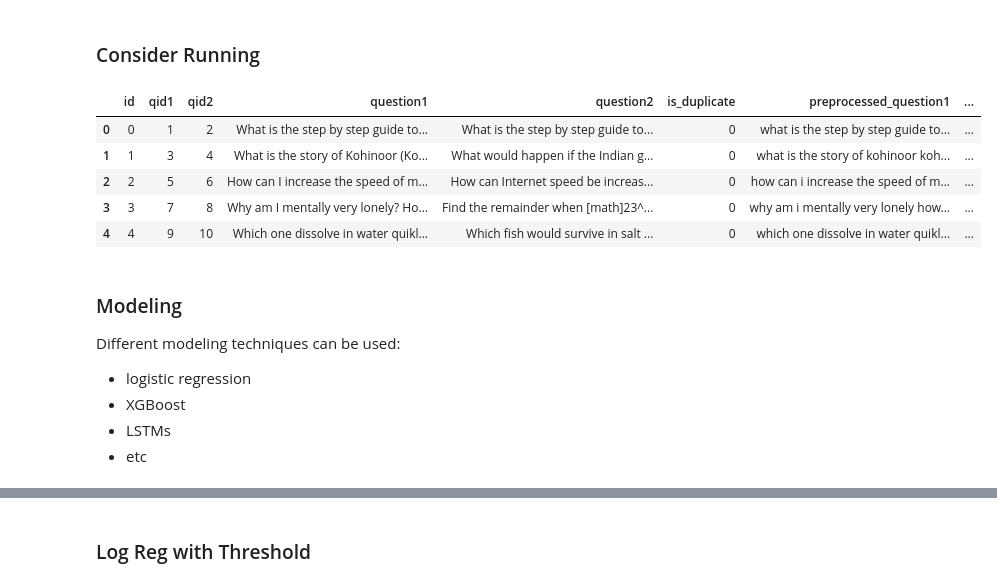
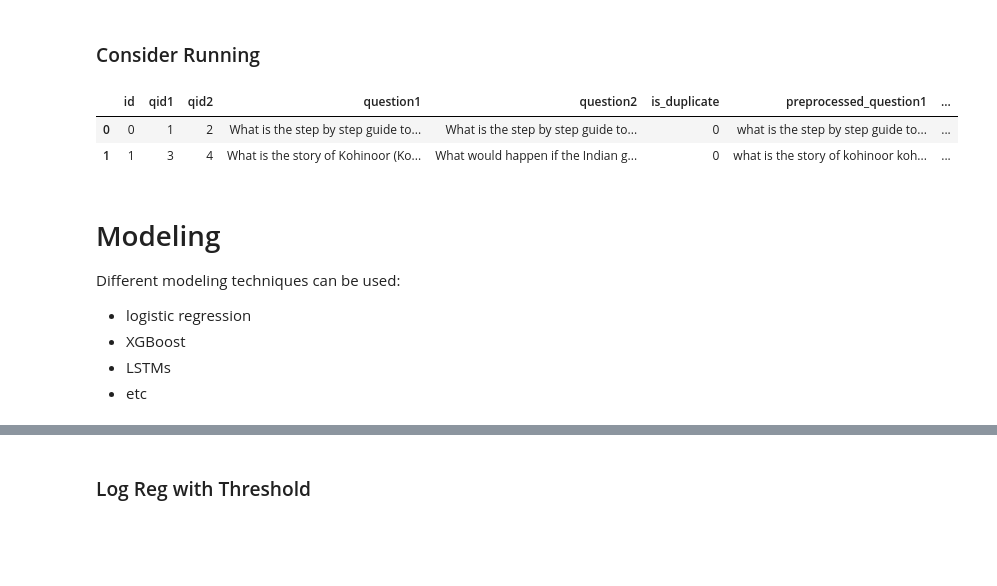
Before and after one commit to Brittanysacha/Mini-Project-V, a Jupyter notebook: mini_project_V.ipynb, the cells around one changed output, grey strips where cells are left out. Cells and saved outputs as stored; diff of their text form; code cells hidden in the pictures; blank space fills up the shorter version.

```diff
--- a/mini_project_V.ipynb
+++ b/mini_project_V.ipynb
@@ -433,9 +460,6 @@ for i in range(delta.shape[1]):
 # %%
-quora_questions.head(5)
+quora_questions.head(2)
 # %% [output]
 |  | id | qid1 | qid2 | question1 | question2 | is_duplicate | preprocessed_question1 | ... |
 | 0 | 0 | 1 | 2 | What is the step by step guide to... | What is the step by step guide to... | 0 | what is the step by step guide to... | ... |
 | 1 | 1 | 3 | 4 | What is the story of Kohinoor (Ko... | What would happen if the Indian g... | 0 | what is the story of kohinoor koh... | ... |
-| 2 | 2 | 5 | 6 | How can I increase the speed of m... | How can Internet speed be increas... | 0 | how can i increase the speed of m... | ... |
-| 3 | 3 | 7 | 8 | Why am I mentally very lonely? Ho... | Find the remainder when [math]23^... | 0 | why am i mentally very lonely how... | ... |
-| 4 | 4 | 9 | 10 | Which one dissolve in water quikl... | Which fish would survive in salt ... | 0 | which one dissolve in water quikl... | ... |
@@ -455,7 +473,7 @@ quora_questions_train, quora_questions_test = train_test_split(quora_questions,
 quora_questions_train.to_csv('quora_questions_train.csv', index=False)
 quora_questions_test.to_csv('quora_questions_test.csv', index=False)
 # %% [markdown]
-### Modeling
+# Modeling
 
 Different modeling techniques can be used:
 
```
Also changed, not shown: parts of 23 cells of this notebook.
